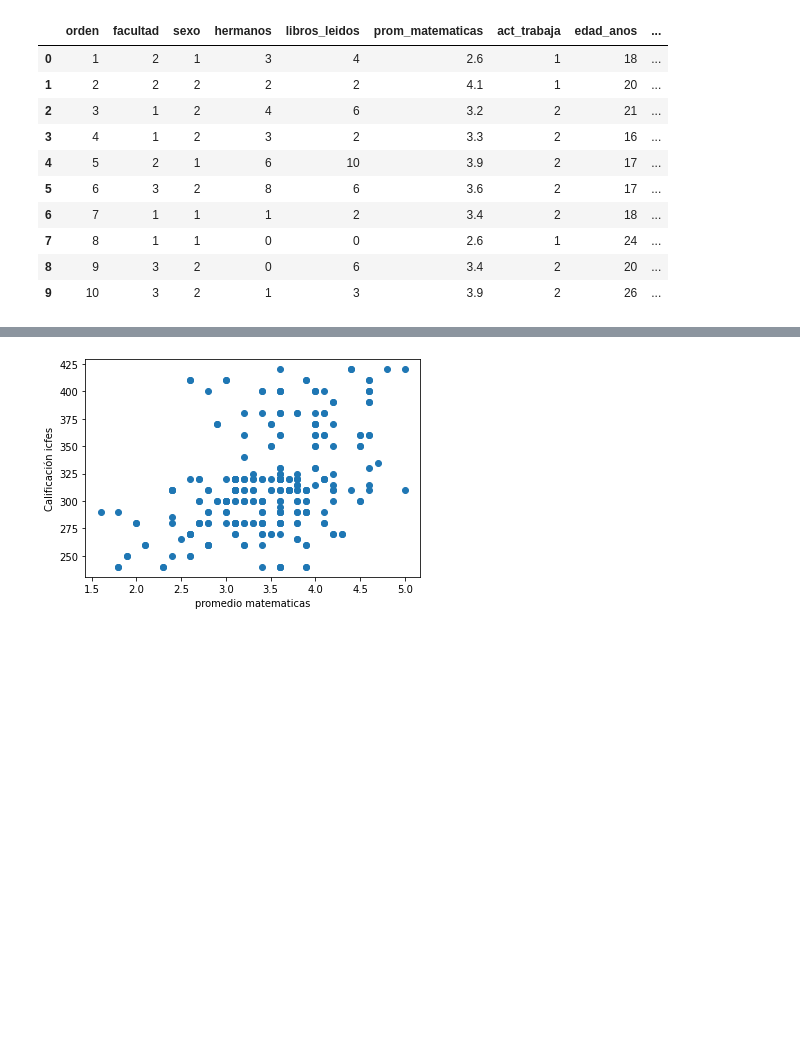
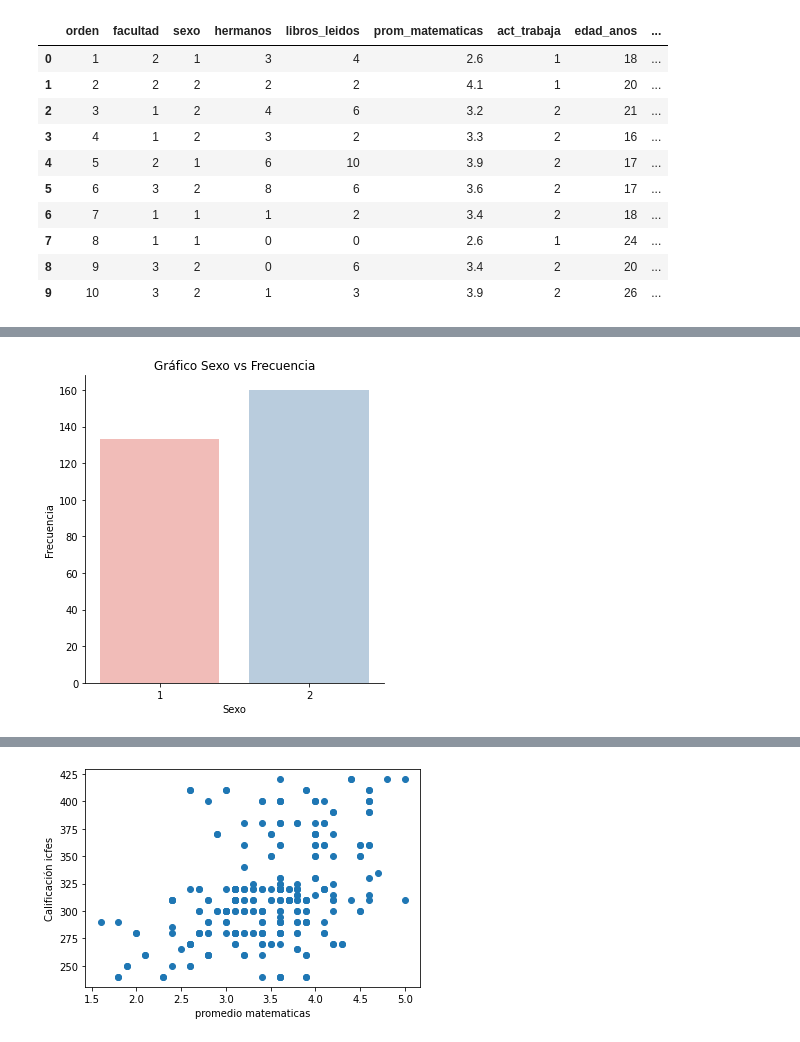
Before and after one commit to fepago95/clase2, a Jupyter notebook: ProyectoFinal.ipynb, the cells around one changed output, grey strips where cells are left out. Saved outputs shown, nothing was run; the diff lists cells and outputs as text; code cells hidden in the pictures; blank space fills up the shorter version.

```diff
--- a/ProyectoFinal.ipynb
+++ b/ProyectoFinal.ipynb
@@ -35,0 +95,10 @@ est.head(10)
+# %%
+sns.catplot(x = 'sexo', data = estudiantes, kind = "count",
+            palette='Pastel1', order=[1,2])
+
+plt.ylabel('Frecuencia')
+plt.xlabel('Sexo')
+plt.title('Gráfico Sexo vs Frecuencia')
+plt.show()
+# %% [output]
+[figure, added]
```
Also changed, not shown: parts of 59 cells of this notebook.
